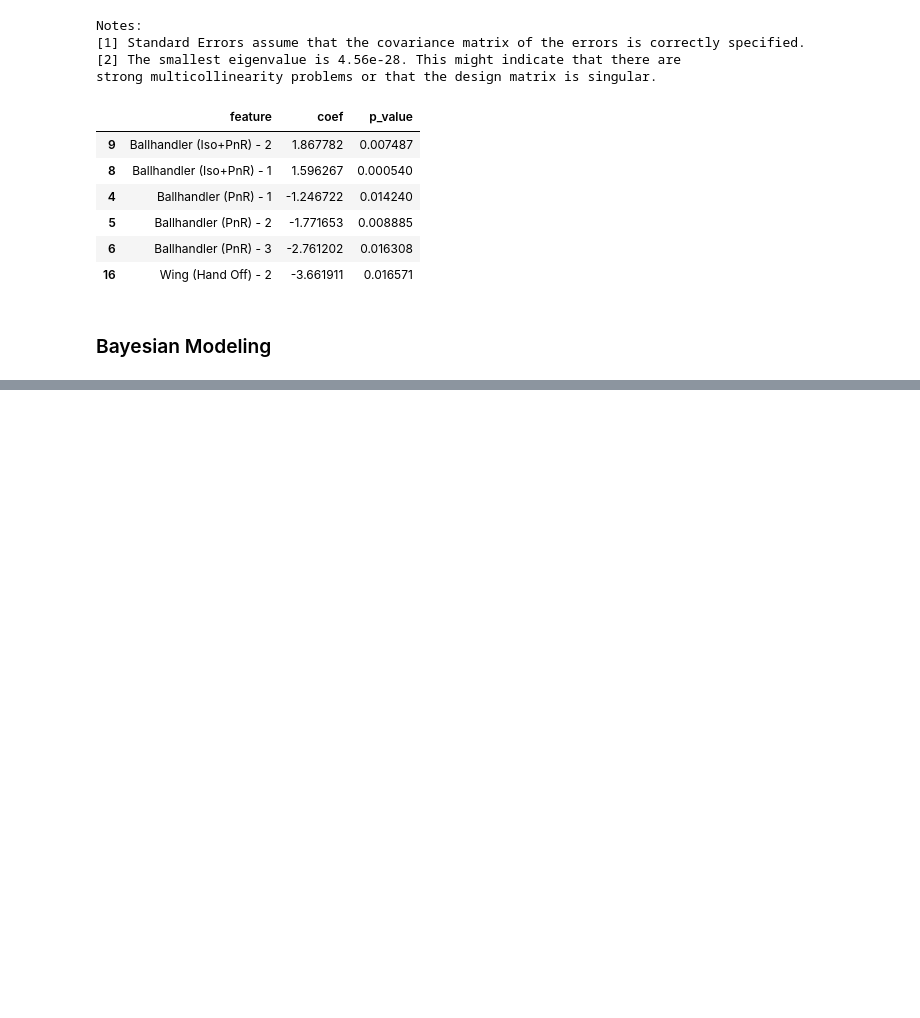
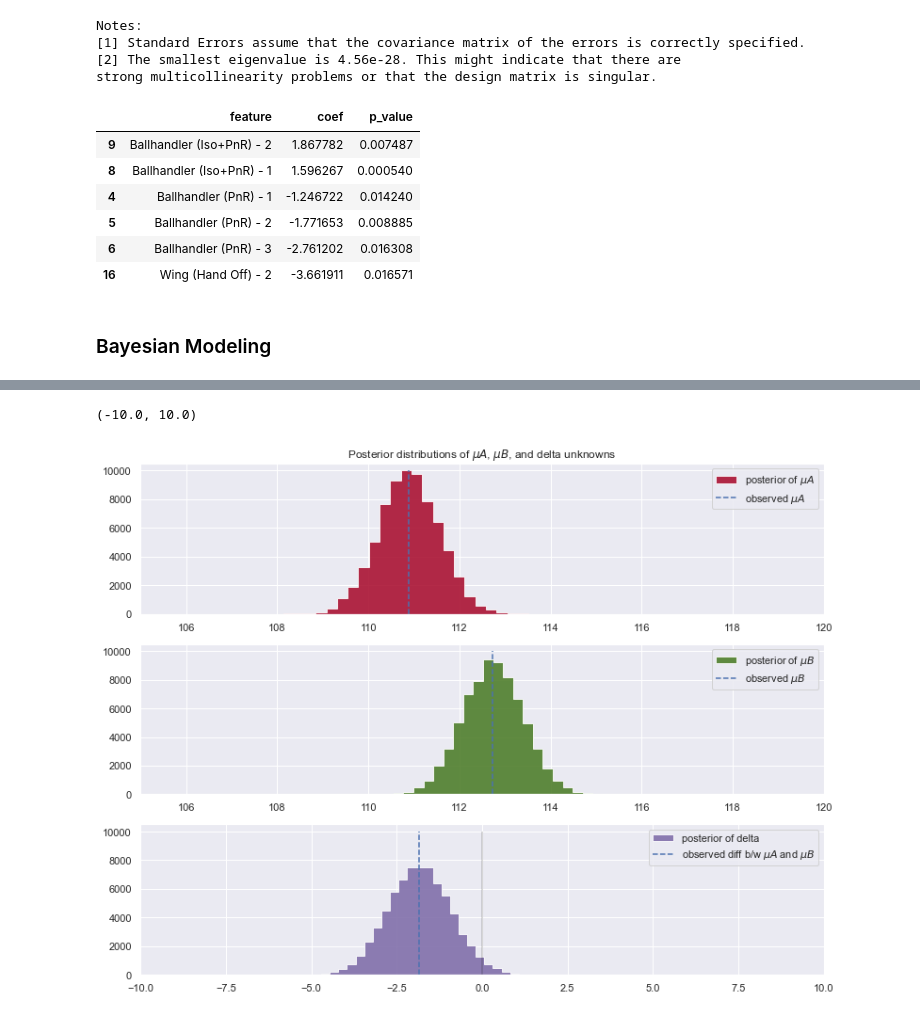
Before and after one commit to xulianrenzoku/synergy_clustering, a Jupyter notebook: nba_clustering_lineup_models.ipynb, the cells around one changed output, grey strips where cells are left out. Drawn from its saved outputs; the diff is of its cells as text; code cells hidden in the pictures; blank space fills up the shorter version.

```diff
--- a/nba_clustering_lineup_models.ipynb
+++ b/nba_clustering_lineup_models.ipynb
@@ -787,0 +783,3 @@ plt.xlim(-10, 10)
+# %%
+A_cond = (lineup_df_100[1] == 2) & (lineup_df_100[2] == 0)
+B_cond = (lineup_df_100[1] == 1) & (lineup_df_100[2] == 1)
@@ -787,0 +838,33 @@ plt.xlim(-10, 10)
+# %%
+figsize(13, 10)
+
+#histogram of posteriors
+
+plt.subplot(3, 1, 1)
+plt.hist(mu_A_samples, histtype='stepfilled', bins=25, alpha=0.85,
+         label=r'posterior of $\mu A$', color='#A60628')
+plt.vlines(avg_ortg_A, 0, 10000, linestyle='--',
+           label=r'observed $\mu A$')
+plt.legend(loc='upper right')
+plt.xlim(105, 120)
+plt.title(r'Posterior distributions of $\mu A$, $\mu B$, and delta unknowns')
+
+plt.subplot(3, 1, 2)
+plt.hist(mu_B_samples, histtype='stepfilled', bins=25, alpha=0.85,
+         label=r'posterior of $\mu B$', color='#467821')
+plt.vlines(avg_ortg_B, 0, 10000, linestyle='--',
+           label=r'observed $\mu B$')
+plt.legend(loc='upper right')
+plt.xlim(105, 120)
+
+plt.subplot(3, 1, 3)
+plt.hist(delta_samples, histtype='stepfilled', bins=30, alpha=0.85,
+         label=r'posterior of delta', color='#7A68A6')
+plt.vlines(avg_ortg_A - avg_ortg_B, 0, 10000, linestyle='--',
+           label=r'observed diff b/w $\mu A$ and $\mu B$')
+plt.vlines(0, 0, 10000, color='black', alpha=0.2)
+plt.legend(loc='upper right');
+plt.xlim(-10, 10)
+# %% [output]
+(-10.0, 10.0)
+[figure, added]
```
Also changed, not shown: parts of 31 cells of this notebook.
